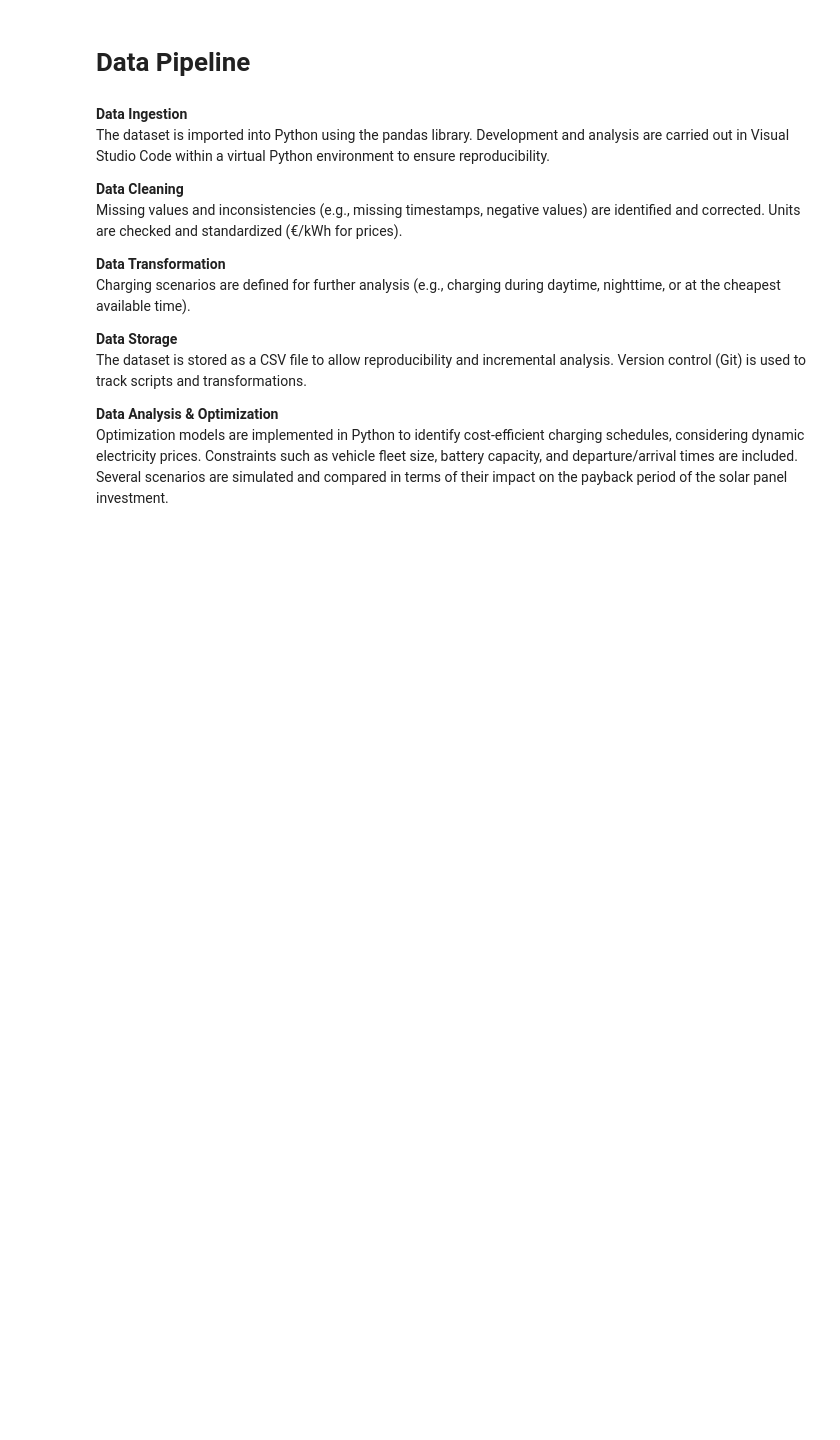
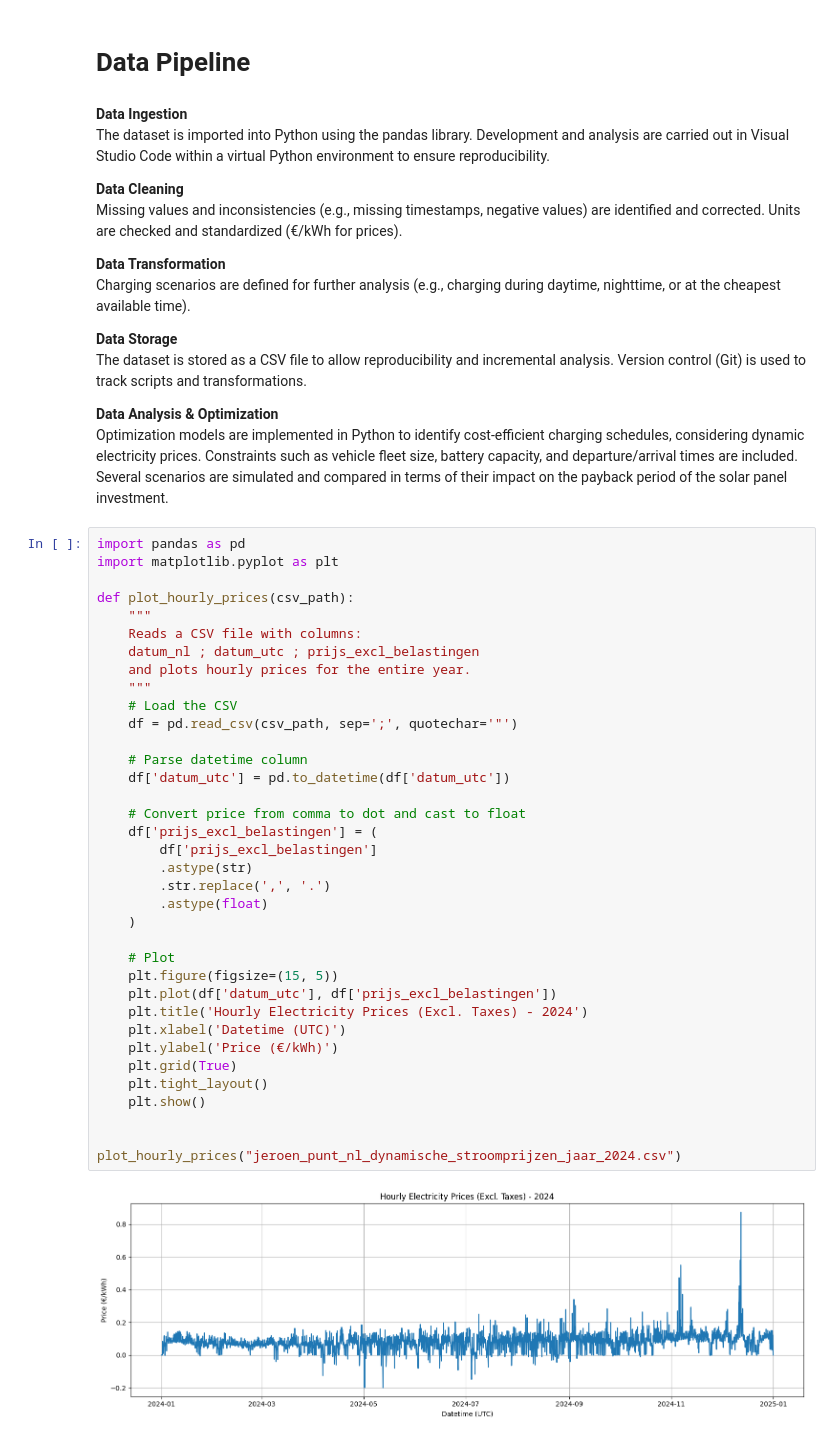
Before and after one commit to HuubKav/TIL6022_python_programming, a Jupyter notebook: project_template.ipynb, the cells around one changed output. Saved outputs shown, nothing was run; the diff lists cells and outputs as text; blank space fills up the shorter version.

Commit message:
made a plot for the price for each hour of the year

```diff
--- a/project_template.ipynb
+++ b/project_template.ipynb
@@ -74,3 +74,41 @@ Version control (Git) is used to track scripts and transformations.
 Optimization models are implemented in Python to identify cost-efficient charging schedules, considering dynamic electricity prices.
 Constraints such as vehicle fleet size, battery capacity, and departure/arrival times are included.
 Several scenarios are simulated and compared in terms of their impact on the payback period of the solar panel investment.
+# %%
+import pandas as pd
+import matplotlib.pyplot as plt
+
+def plot_hourly_prices(csv_path):
+    """
+    Reads a CSV file with columns:
+    datum_nl ; datum_utc ; prijs_excl_belastingen
+    and plots hourly prices for the entire year.
+    """
+    # Load the CSV
+    df = pd.read_csv(csv_path, sep=';', quotechar='"')
+
+    # Parse datetime column
+    df['datum_utc'] = pd.to_datetime(df['datum_utc'])
+
+    # Convert price from comma to dot and cast to float
+    df['prijs_excl_belastingen'] = (
+        df['prijs_excl_belastingen']
+        .astype(str)
+        .str.replace(',', '.')
+        .astype(float)
+    )
+
+    # Plot
+    plt.figure(figsize=(15, 5))
+    plt.plot(df['datum_utc'], df['prijs_excl_belastingen'])
+    plt.title('Hourly Electricity Prices (Excl. Taxes) - 2024')
+    plt.xlabel('Datetime (UTC)')
+    plt.ylabel('Price (€/kWh)')
+    plt.grid(True)
+    plt.tight_layout()
+    plt.show()
+
+
+plot_hourly_prices("jeroen_punt_nl_dynamische_stroomprijzen_jaar_2024.csv")
+# %% [output]
+[figure, added]
```
